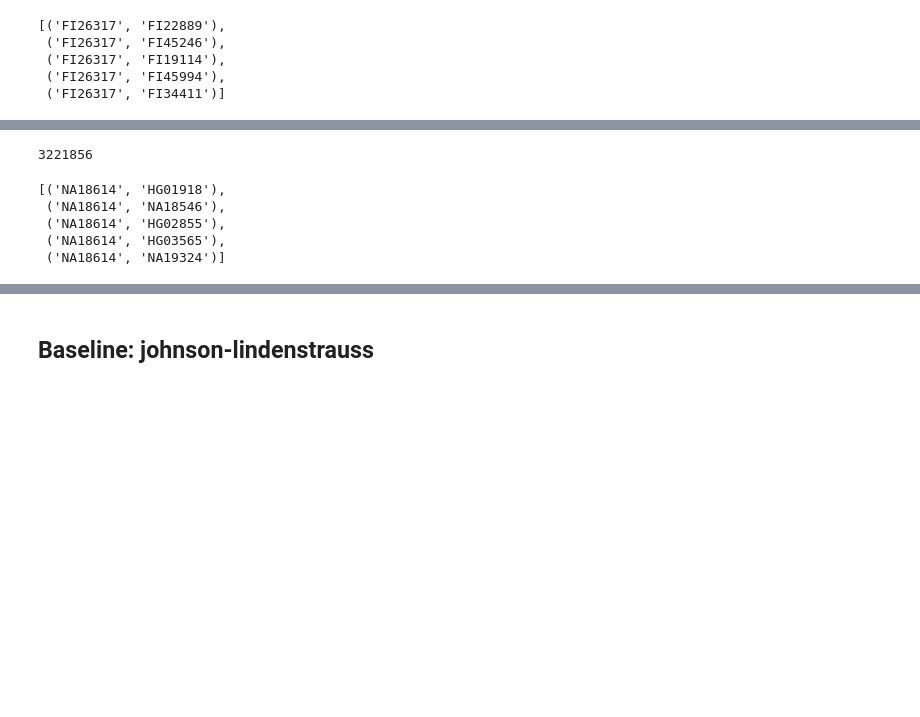
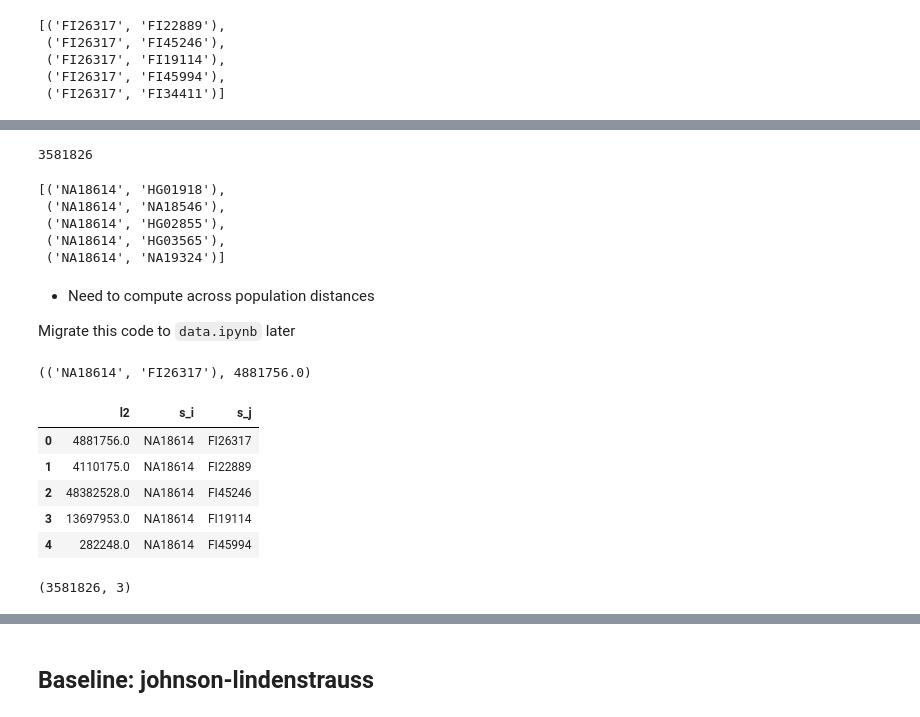
Before and after one commit to jakekrol/csci-7000-006-neurosymbolic-nlp, a Jupyter notebook: evaluation.ipynb, the cells around one changed output, grey strips where cells are left out. Saved outputs shown, nothing was run; the diff lists cells and outputs as text; code cells hidden in the pictures; blank space fills up the shorter version.

```diff
--- a/evaluation.ipynb
+++ b/evaluation.ipynb
@@ -109,3 +104,7 @@ sample_pairs_pcawg[:5]
  ('FI26317', 'FI19114'),
  ('FI26317', 'FI45994'),
  ('FI26317', 'FI34411')]
+# %%
+sample_pairs_across = list(itertools.product(samples_1kg, samples_pcawg))
+print(len(sample_pairs_across))
+sample_pairs_across[:5]
@@ -112,11 +118,53 @@ sample_pairs_pcawg[:5]
 # %%
-sample_pairs_global = sample_pairs_1kg + sample_pairs_pcawg
+sample_pairs_global = sample_pairs_1kg + sample_pairs_pcawg + sample_pairs_across
 print(len(sample_pairs_global))
 sample_pairs_global[:5]
 # %% [output]
-3221856
+3581826
 [('NA18614', 'HG01918'),
  ('NA18614', 'NA18546'),
  ('NA18614', 'HG02855'),
  ('NA18614', 'HG03565'),
  ('NA18614', 'NA19324')]
+# %% [markdown]
+- Need to compute across population distances
+
+Migrate this code to `data.ipynb` later
+# %%
+def dist_sq_l2(sample_pair, df_vec):
+    s1 = df_vec.loc[sample_pair[0], :]
+    s2 = df_vec.loc[sample_pair[1], :]
+    return sample_pair, np.linalg.norm(s1 - s2) ** 2
+
+dist_sq_l2(sample_pairs_across[0], df_global)
+# %% [output]
+(('NA18614', 'FI26317'), 4881756.0)
+# %%
+l2s = []
+for sp in sample_pairs_across:
+    l2s.append(dist_sq_l2(sp, df_global))
+# %%
+df_l2s_across = pd.DataFrame(l2s, columns=["sample_pair", "l2"])
+df_l2s_across[["s_i", "s_j"]] = pd.DataFrame(
+    df_l2s_across["sample_pair"].tolist(), index=df_l2s_across.index
+)
+df_l2s_across.drop("sample_pair", axis=1, inplace=True)
+df_l2s_across.to_csv(
+    "/home/jake/ghub/csci-7000-006-neurosymbolic-nlp/across-g2g_l2.tsv", sep="\t", index=False
+)
+# %%
+targets_across = df_l2s_across
+del df_l2s_across
+targets_across.head()
+# %% [output]
+|  | l2 | s_i | s_j |
+| 0 | 4881756.0 | NA18614 | FI26317 |
+| 1 | 4110175.0 | NA18614 | FI22889 |
+| 2 | 48382528.0 | NA18614 | FI45246 |
+| 3 | 13697953.0 | NA18614 | FI19114 |
+| 4 | 282248.0 | NA18614 | FI45994 |
+# %%
+targets_global = pd.concat([targets_1kg, targets_pcawg, targets_across])
+print(targets_global.shape)
+# %% [output]
+(3581826, 3)
```
Also changed, not shown: parts of 11 cells of this notebook, 1 other file.
